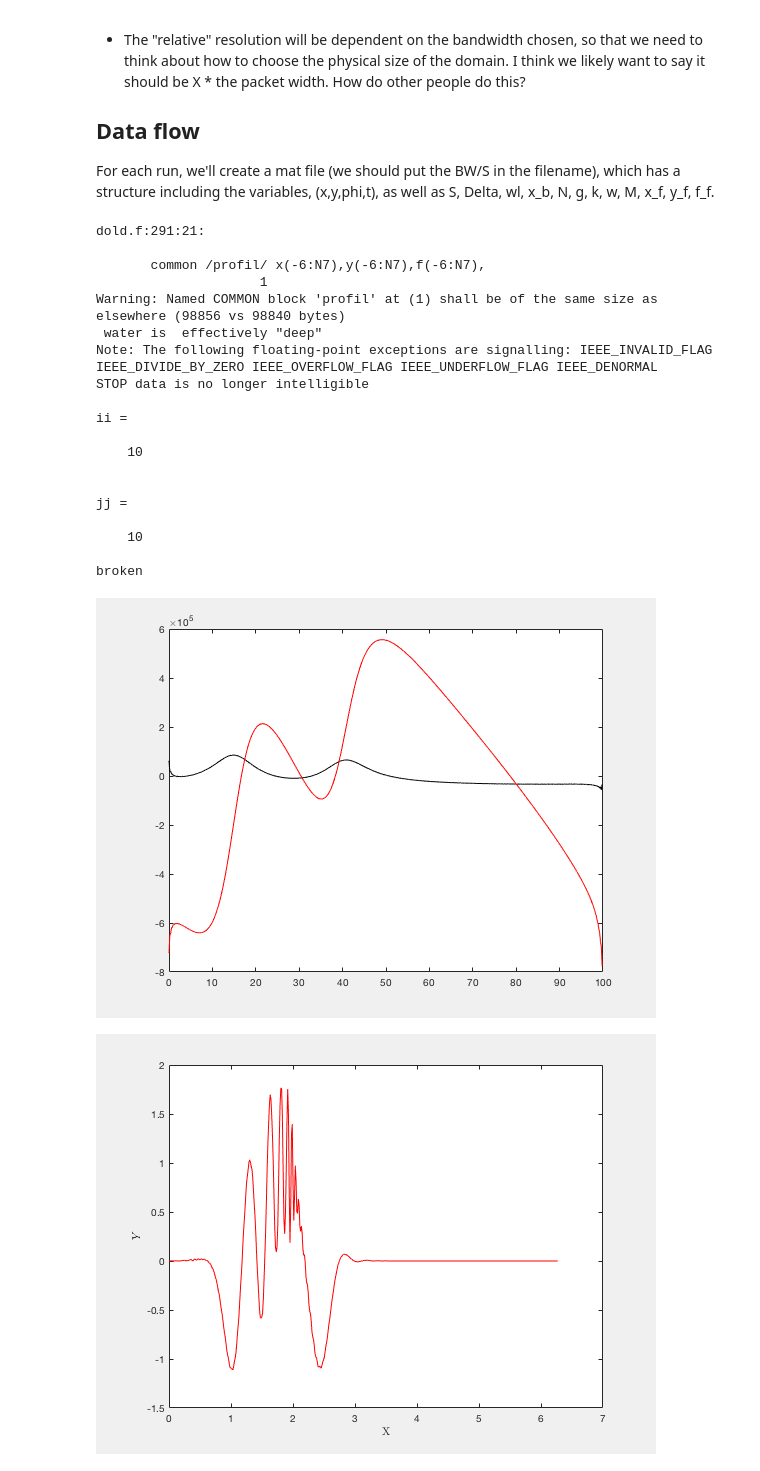
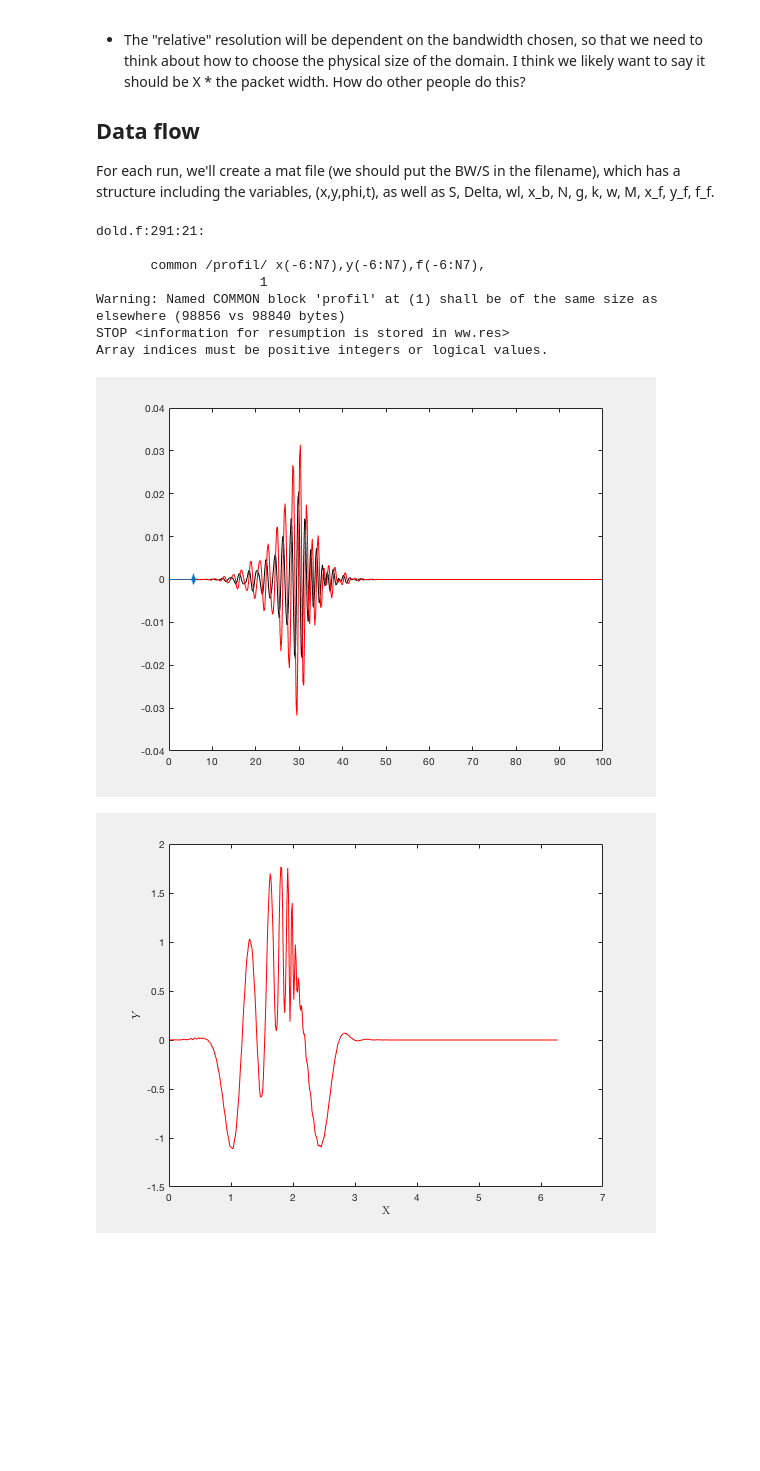
Before and after one commit to npizzo/particlekinematics, a Jupyter notebook: Focusing Packets.ipynb, the cells around one changed output. Cells and saved outputs as stored; diff of their text form; code cells hidden in the pictures; blank space fills up the shorter version.

Commit message:
created plot for 10x10 with 512

```diff
--- a/Focusing Packets.ipynb
+++ b/Focusing Packets.ipynb
@@ -35,12 +35,12 @@ k = (2*pi)^2/g;
 w = sqrt(g*k); cg=g/2/w;
 tstart = cputime;
 
-for ii = 1
-for jj=1
-D = 0.5+(jj-1)*0.25;
+for ii = 1:10
+for jj=1:10
+D = 0.5+(jj-1)*0.1;
 xb = 15 / D;
 tb = xb / cg;
-S = 0.1 + (ii-1)*0.1;
+S = 0.1 + (ii-1)*0.03;
 M = 32;
 kn = zeros(M,1);
 wn = zeros(M,1);
@@ -139,48 +139,41 @@ data.p = p_o;
 data.t = t;
 data.N = N;
 data.S = S;
 data.BW = D;
 data.xb = xb;
 data.tb = tb;
 data.k = k;
 data.omega = w;
 data.wl = wl;
 data.x_0 = x_f;
 data.y_0 = y_f;
 data.f_0 = f_f;
 data.broken = max(tf);
 foc{ii,jj} = data;
 save('foc.mat', 'foc')
+plot(x_o(:,end),y_o(:,end))
+[m_val, m_ind] = min(gradient(x_o(:,end)));
+xlim([xi(m_ind) xi(m_ind+25)])
+filename = ['Test ' num2str(ii) '.png'];
+savefig(filename);
 ii
 jj
 if(max(tf)==1)
     disp("broken")
     else
     disp("not broken")
 end
 end
 end
 # %% [output]
 dold.f:291:21:
 
        common /profil/ x(-6:N7),y(-6:N7),f(-6:N7),
                      1
 Warning: Named COMMON block 'profil' at (1) shall be of the same size as elsewhere (98856 vs 98840 bytes)
- water is  effectively "deep"
-Note: The following floating-point exceptions are signalling: IEEE_INVALID_FLAG IEEE_DIVIDE_BY_ZERO IEEE_OVERFLOW_FLAG IEEE_UNDERFLOW_FLAG IEEE_DENORMAL
-STOP data is no longer intelligible
-
-ii =
-
-    10
-
-
-jj =
-
-    10
-
-broken
+STOP <information for resumption is stored in ww.res>
+Array indices must be positive integers or logical values.
-[figure, old version]
+[figure, new version]
 # %%
 clf
 set(gca,'fontsize',28)
```
Also changed, not shown: parts of 4 cells of this notebook, 19 other files.
